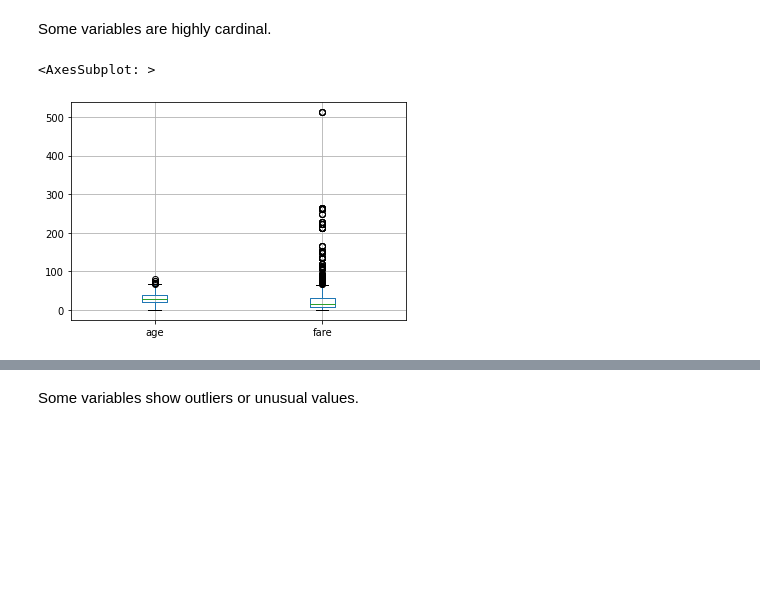
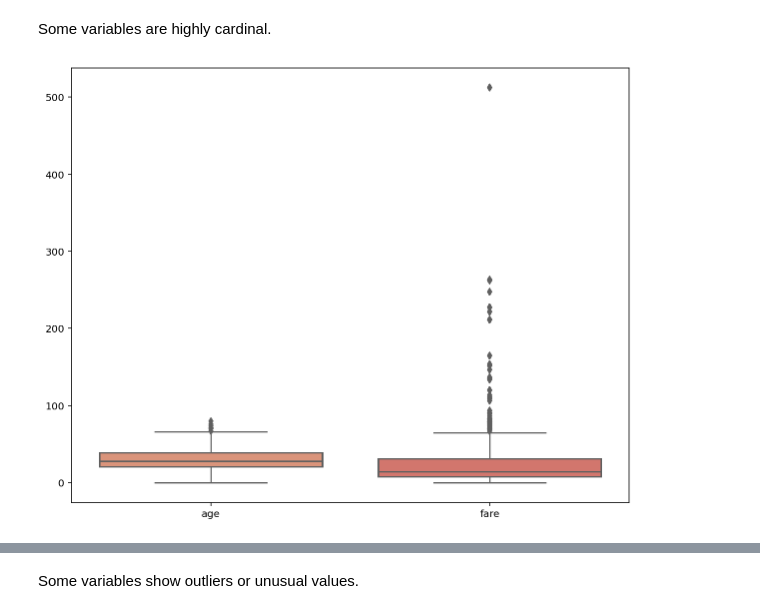
Before and after one commit to Chepell/feature-engineering-for-machine-learning, a Jupyter notebook: Section-19-Putting-it-altogether/01-Classification-titanic.ipynb, the cells around one changed output, grey strips where cells are left out. Drawn from its saved outputs; the diff is of its cells as text; code cells hidden in the pictures; blank space fills up the shorter version.

```diff
--- a/Section-19-Putting-it-altogether/01-Classification-titanic.ipynb
+++ b/Section-19-Putting-it-altogether/01-Classification-titanic.ipynb
@@ -27,6 +26,16 @@ from sklearn.pipeline import Pipeline
 from feature_engine import imputation as mdi
 from feature_engine import discretisation as dsc
 from feature_engine import encoding as ce
+# %%
+import matplotlib.pyplot as plt
+import seaborn as sns
+
+%matplotlib inline
+%config InlineBackend.figure_format = 'retina'
+plt.rcParams['figure.figsize'] = (10, 8)
+sns.set_palette('flare')
+#sns.set_palette('Set2')
+#sns.set_theme('notebook')
 # %%
 # load dataset
 cols = [
@@ -183,10 +209,8 @@ dtype: int64
 Some variables are highly cardinal.
 # %%
 # outliers
-
-data[continuous].boxplot(figsize=(10, 4))
+sns.boxplot(data[continuous]);
 # %% [output]
-<AxesSubplot: >
-[figure, old version]
+[figure, new version]
 # %%
 # outliers in discrete
```
Also changed, not shown: parts of 10 cells of this notebook, 1 other file.
